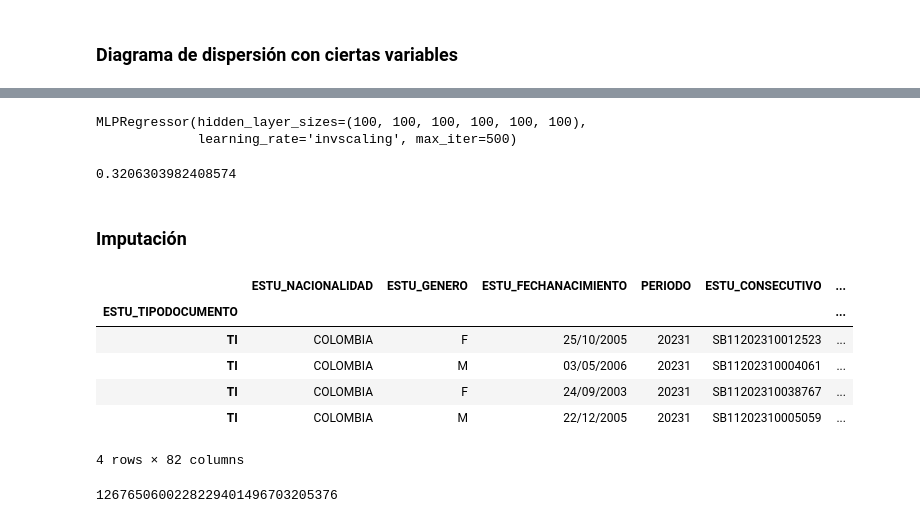
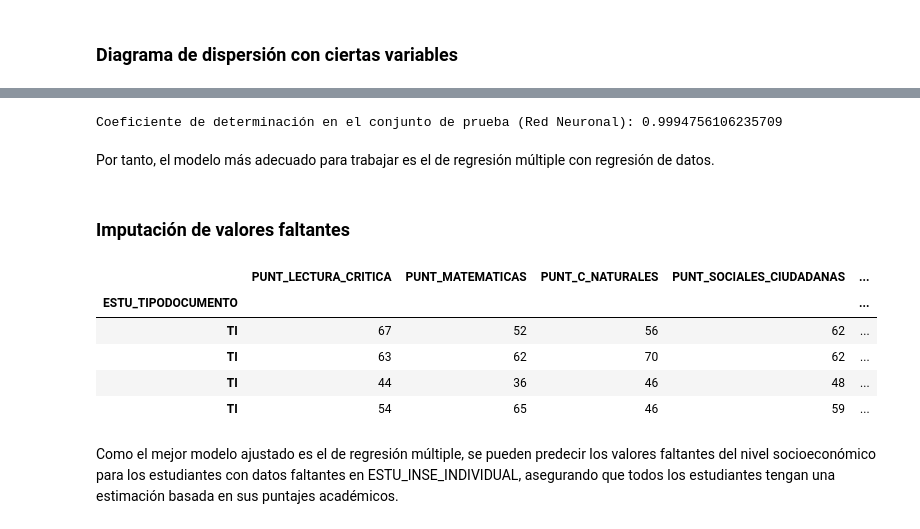
Before and after one commit to Daniedmath1405/Estadistica_II, a Jupyter notebook: Parte_practica_parcial_1_estadistica2.ipynb, the cells around one changed output, grey strips where cells are left out. Drawn from its saved outputs; the diff is of its cells as text; code cells hidden in the pictures.

```diff
--- a/Parte_practica_parcial_1_estadistica2.ipynb
+++ b/Parte_practica_parcial_1_estadistica2.ipynb
@@ -36,7 +38,7 @@ datos_icfes.head(4)
 # %% [markdown]
 ### Eliminación de valores faltantes
 # %%
-icfes_sin_nan = datos_icfes[(~datos_icfes['ESTU_INSE_INDIVIDUAL'].isna()) & (~datos_icfes['PUNT_LECTURA_CRITICA'].isna()) & (~datos_icfes['PUNT_MATEMATICAS'].isna()) & (~datos_icfes['PUNT_C_NATURALES'].isna()) & (~datos_icfes['PUNT_SOCIALES_CIUDADANAS'].isna()) & (~datos_icfes['PUNT_INGLES'].isna())]
+icfes_sin_nan = datos_icfes.dropna(subset=['ESTU_INSE_INDIVIDUAL', 'PUNT_LECTURA_CRITICA', 'PUNT_MATEMATICAS', 'PUNT_C_NATURALES', 'PUNT_SOCIALES_CIUDADANAS', 'PUNT_INGLES']) # Código alternativo
 icfes_sin_nan.head(4)
 # %% [output]
 |  | ESTU_NACIONALIDAD | ESTU_GENERO | ESTU_FECHANACIMIENTO | PERIODO | ESTU_CONSECUTIVO | ... |
@@ -172,0 +125,10 @@ La variable sí es una variable explicativa.
+# %%
+X = icfes_sin_nan[['PUNT_LECTURA_CRITICA', 'PUNT_MATEMATICAS', 'PUNT_C_NATURALES', 'PUNT_SOCIALES_CIUDADANAS', 'PUNT_INGLES']]
+y = icfes_sin_nan['ESTU_INSE_INDIVIDUAL']
+for var in variables:
+    X_mod = X.drop(var, axis=1)
+    reg = LinearRegression().fit(X_mod, y)
+    r_squared = reg.score(X_mod, y)
+    resta= abs(r_squared-coefft)
+    resultado= 'si' if resta > 0.0155 else 'no'
+    print(f'Coeficiente de determinación excluyendo {var}: {r_squared}\n    Esta variable {resultado} es explicativa ({resta}).')
@@ -211,0 +150,19 @@ ax.scatter(trainXY['PUNT_INGLES'], trainZ, color='red', label='Datos de entrenam
+# %%
+X_3d = icfes_sin_nan[['PUNT_MATEMATICAS', 'PUNT_INGLES']]
+y_3d = icfes_sin_nan['ESTU_INSE_INDIVIDUAL']
+modelo_3d = LinearRegression()
+modelo_3d.fit(X_3d, y_3d)
+fig = plt.figure(figsize=(10, 7))
+ax = fig.add_subplot(111, projection='3d')
+x = icfes_sin_nan['PUNT_MATEMATICAS']
+y = icfes_sin_nan['PUNT_LECTURA_CRITICA']
+z = icfes_sin_nan['ESTU_INSE_INDIVIDUAL']
+ax.scatter(x, y, z, c='r', marker='o')
+x_surf, y_surf = np.meshgrid(np.linspace(x.min(), x.max(), 100), np.linspace(y.min(), y.max(), 100))
+z_surf = modelo_3d.predict(np.c_[x_surf.ravel(), y_surf.ravel()]).reshape(x_surf.shape)
+ax.plot_surface(x_surf, y_surf, z_surf, color='blue', alpha=0.3, rstride=100, cstride=100)
+ax.set_xlabel('PUNT_MATEMATICAS')
+ax.set_ylabel('PUNT_INGLES')
+ax.set_zlabel('ESTU_INSE_INDIVIDUAL')
+plt.title('Plano de dispersión 3D con plano de regresión')
+plt.show()
@@ -211,0 +175,6 @@ ax.scatter(trainXY['PUNT_INGLES'], trainZ, color='red', label='Datos de entrenam
+# %%
+X_train, X_test, y_train, y_test = train_test_split(X, y, test_size=0.2, random_state=42)
+model = LinearRegression().fit(X_train, y_train)
+y_pred = model.predict(X_test)
+coefft= r2_score(y_test, y_pred)
+print(f'Coeficiente de determinación en el conjunto de prueba: {coefft}')
@@ -226,27 +185,24 @@ trainX.head(4)
 # %%
-red = MLPRegressor(hidden_layer_sizes=(100,100,100,100, 100, 100), max_iter = 500, activation = 'relu', solver = 'adam', learning_rate = 'invscaling')
-red.fit(trainX, trainY)
+red = MLPRegressor(hidden_layer_sizes=(100, 100, 100, 100, 100, 100), max_iter=500, activation='relu', solver='adam', learning_rate='invscaling')
+red.fit(X_train, y_train)
+y_pred_red = red.predict(X_test)
+print(f'Coeficiente de determinación en el conjunto de prueba (Red Neuronal): {r2_score(y_test, y_pred_red)}')
 # %% [output]
-MLPRegressor(hidden_layer_sizes=(100, 100, 100, 100, 100, 100),
-             learning_rate='invscaling', max_iter=500)
+Coeficiente de determinación en el conjunto de prueba (Red Neuronal): 0.9994756106235709
-# %%
-red.score(trainX, trainY)
-# %% [output]
-0.3206303982408574
+# %% [markdown]
+Por tanto, el modelo más adecuado para trabajar es el de regresión múltiple con regresión de datos.
 # %% [markdown]
-### Imputación
+### Imputación de valores faltantes
 # %%
-icfes_connan = datos_icfes[(datos_icfes['ESTU_INSE_INDIVIDUAL'].isna()) &  (~datos_icfes['PUNT_LECTURA_CRITICA'].isna()) & (~datos_icfes['PUNT_MATEMATICAS'].isna()) & (~datos_icfes['PUNT_C_NATURALES'].isna()) & (~datos_icfes['PUNT_SOCIALES_CIUDADANAS'].isna()) & (~datos_icfes['PUNT_INGLES'].isna())]
-icfes_connan.head(4)
+icfes_connan = datos_icfes[(datos_icfes['ESTU_INSE_INDIVIDUAL'].isna()) & (~datos_icfes['PUNT_LECTURA_CRITICA'].isna()) & (~datos_icfes['PUNT_MATEMATICAS'].isna()) & (~datos_icfes['PUNT_C_NATURALES'].isna()) & (~datos_icfes['PUNT_SOCIALES_CIUDADANAS'].isna()) & (~datos_icfes['PUNT_INGLES'].isna())]
+icfes_connan.loc[:, 'ESTU_INSE_INDIVIDUAL'] = model.predict(icfes_connan[variables])
+icfes_connan[variables].head(4)
 # %% [output]
-|  | ESTU_NACIONALIDAD | ESTU_GENERO | ESTU_FECHANACIMIENTO | PERIODO | ESTU_CONSECUTIVO | ... |
-| ESTU_TIPODOCUMENTO |  |  |  |  |  | ... |
-| TI | COLOMBIA | F | 25/10/2005 | 20231 | SB11202310012523 | ... |
-| TI | COLOMBIA | M | 03/05/2006 | 20231 | SB11202310004061 | ... |
-| TI | COLOMBIA | F | 24/09/2003 | 20231 | SB11202310038767 | ... |
-| TI | COLOMBIA | M | 22/12/2005 | 20231 | SB11202310005059 | ... |
+|  | PUNT_LECTURA_CRITICA | PUNT_MATEMATICAS | PUNT_C_NATURALES | PUNT_SOCIALES_CIUDADANAS | ... |
+| ESTU_TIPODOCUMENTO |  |  |  |  | ... |
+| TI | 67 | 52 | 56 | 62 | ... |
+| TI | 63 | 62 | 70 | 62 | ... |
+| TI | 44 | 36 | 46 | 48 | ... |
+| TI | 54 | 65 | 46 | 59 | ... |
-4 rows × 82 columns
-# %%
-print(2**100)
-# %% [output]
-1267650600228229401496703205376
+# %% [markdown]
+Como el mejor modelo ajustado es el de regresión múltiple, se pueden predecir los valores faltantes del nivel socioeconómico para los estudiantes con datos faltantes en ESTU_INSE_INDIVIDUAL, asegurando que todos los estudiantes tengan una estimación basada en sus puntajes académicos.
```
Also changed, not shown: parts of 31 cells of this notebook.
